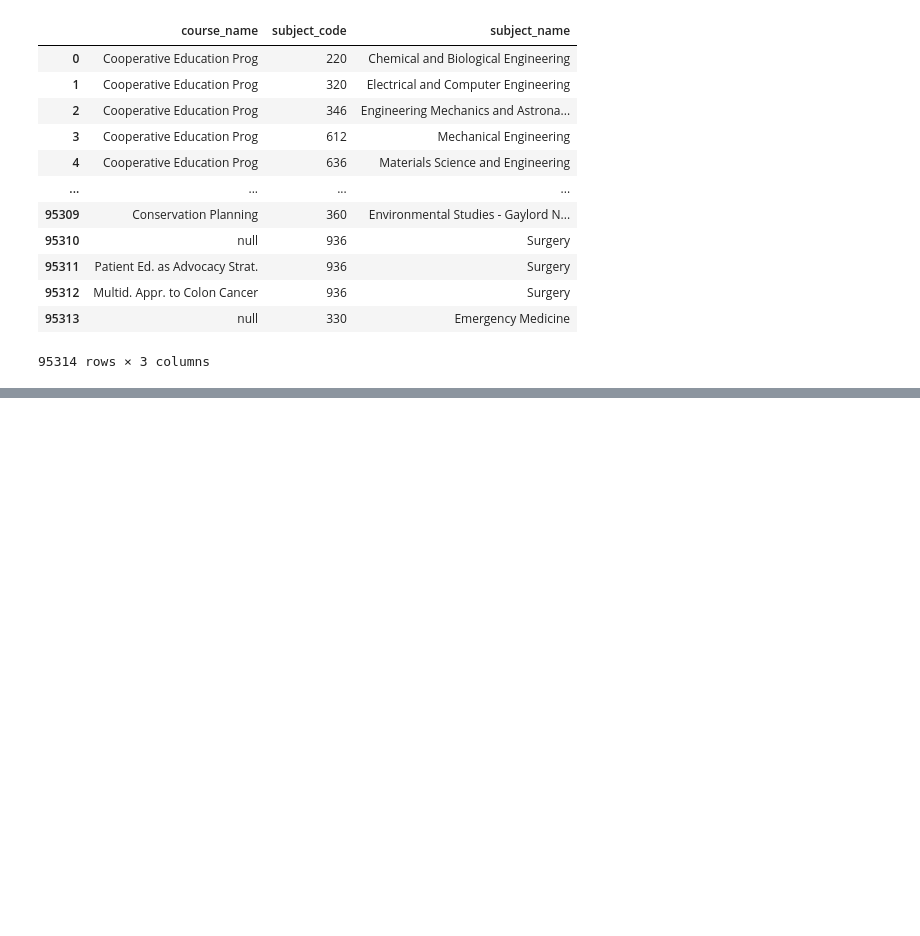
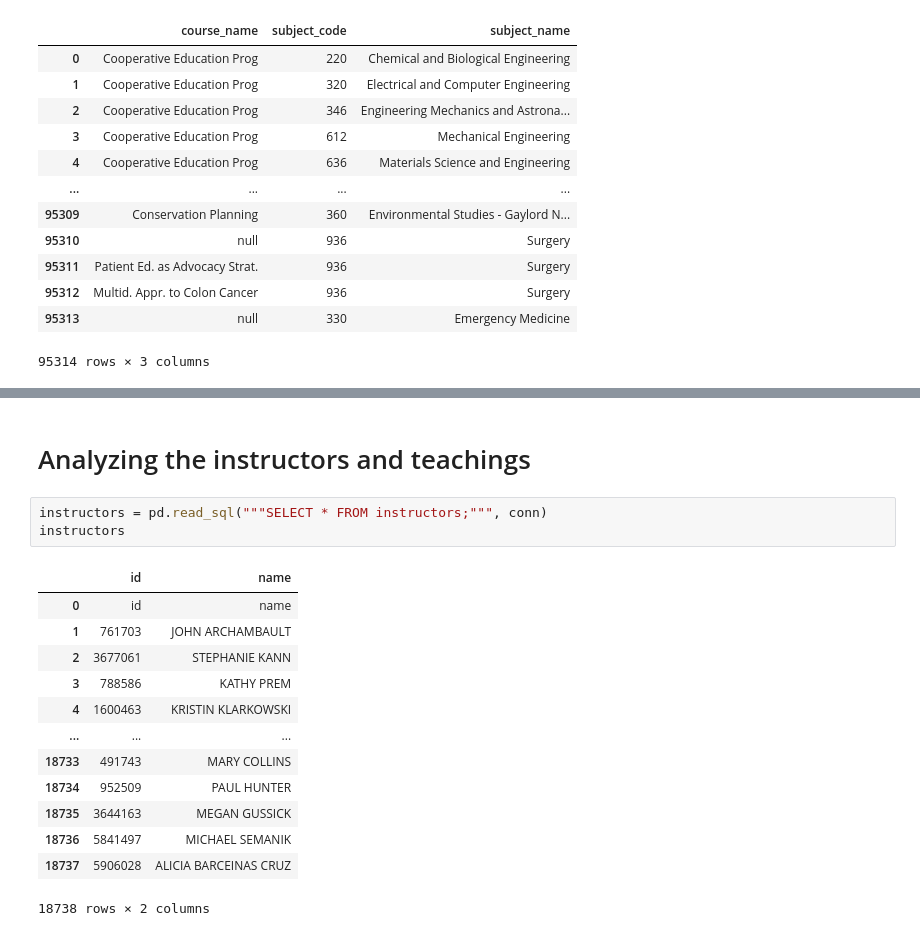
Before and after one commit to crypticrk/UW-Madsion-Dataset-Analysis, a Jupyter notebook: UW Madison Dataset Analyis.ipynb, the cells around one changed output, grey strips where cells are left out. Saved outputs shown, nothing was run; the diff lists cells and outputs as text; blank space fills up the shorter version.

```diff
--- a/UW Madison Dataset Analyis.ipynb
+++ b/UW Madison Dataset Analyis.ipynb
@@ -240,0 +258,19 @@ course_subjects
+# %% [markdown]
+# Analyzing the instructors and teachings
+# %%
+instructors = pd.read_sql("""SELECT * FROM instructors;""", conn)
+instructors
+# %% [output]
+|  | id | name |
+| 0 | id | name |
+| 1 | 761703 | JOHN ARCHAMBAULT |
+| 2 | 3677061 | STEPHANIE KANN |
+| 3 | 788586 | KATHY PREM |
+| 4 | 1600463 | KRISTIN KLARKOWSKI |
+| ... | ... | ... |
+| 18733 | 491743 | MARY COLLINS |
+| 18734 | 952509 | PAUL HUNTER |
+| 18735 | 3644163 | MEGAN GUSSICK |
+| 18736 | 5841497 | MICHAEL SEMANIK |
+| 18737 | 5906028 | ALICIA BARCEINAS CRUZ |
+18738 rows × 2 columns
```
Also changed, not shown: parts of 4 cells of this notebook.
